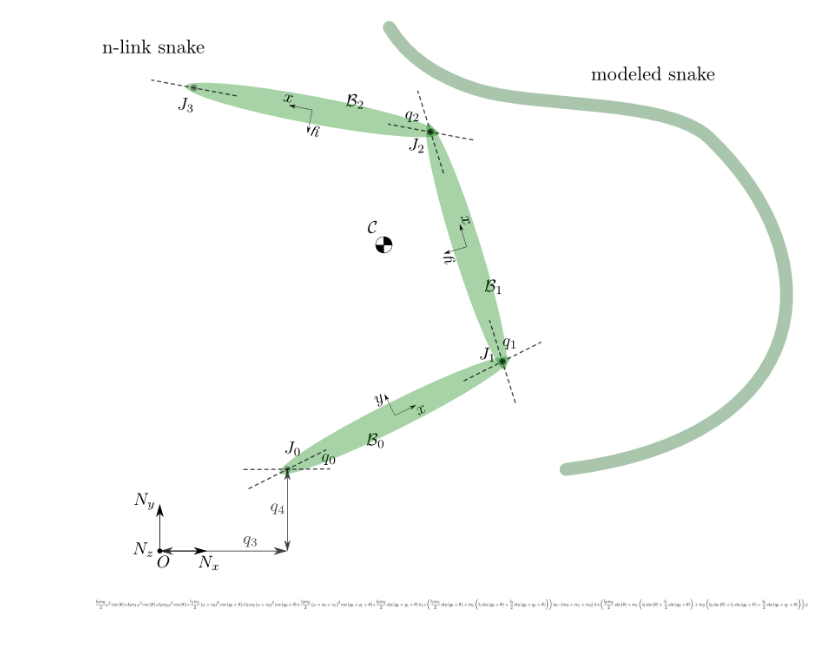
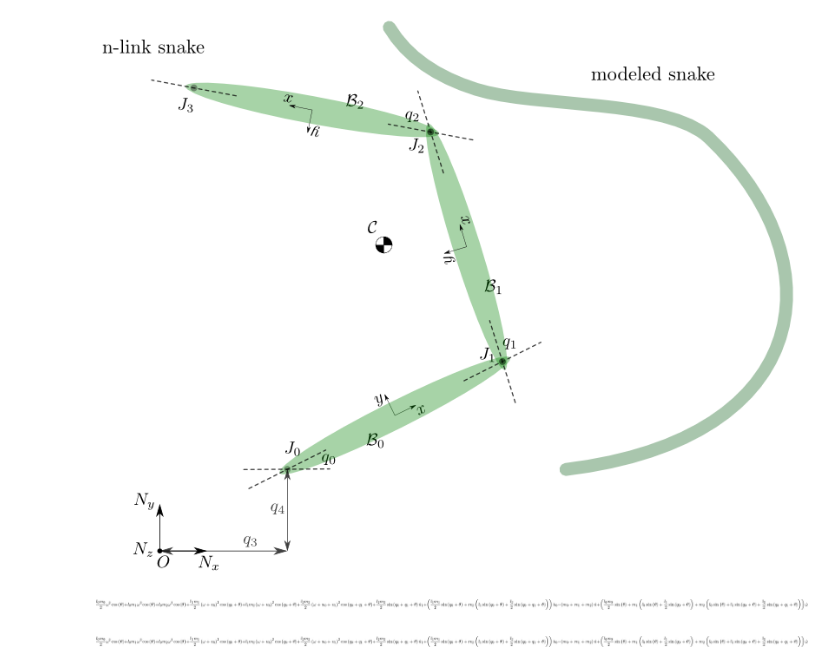
Before and after one commit to isaacyeaton/snaketurn, a Jupyter notebook: 3-link-snake-holonomic.ipynb, the cells around one changed output. Saved outputs shown, nothing was run; the diff lists cells and outputs as text; code cells hidden in the pictures; blank space fills up the shorter version.

```diff
--- a/3-link-snake-holonomic.ipynb
+++ b/3-link-snake-holonomic.ipynb
@@ -170,10 +170,12 @@ frames = [me.ReferenceFrame('fr_N')]
 for i in range(n):
     name = 'fr_' + str(i)
     if i == 0:
-        frame = frames[i].orientnew(name, 'Axis', [theta, frames[i].z])
+        #frame = frames[i].orientnew(name, 'Axis', [theta, frames[i].z])
+        frame = frames[i].orientnew(name, 'Body', [0, 0, theta], '123')
         frame.set_ang_vel(frames[i], omega * frames[i].z)
     else:
-        frame = frames[i].orientnew(name, 'Axis', [q[i - 1], frames[i].z])
+        #frame = frames[i].orientnew(name, 'Axis', [q[i - 1], frames[i].z])
+        frame = frames[i].orientnew(name, 'Body', [0, 0, q[i - 1]], '123')
         frame.set_ang_vel(frames[i], u[i - 1] * frames[i].z)
     frames.append(frame)
 
@@ -282,6 +284,10 @@ mass = kane.mass_matrix_full
 forcing = kane.forcing_full
 
 eom = dict(kane=kane, fr=fr, frstar=frstar, mass=mass, forcing=forcing, kanezero=kanezero)
+# %%
+nchain.simp(kanezero[0])
+# %% [output]
+[figure, added]
 # %%
 nchain.simp(kanezero[0])
 # %% [output]
```
Also changed, not shown: parts of 1 cell of this notebook.
